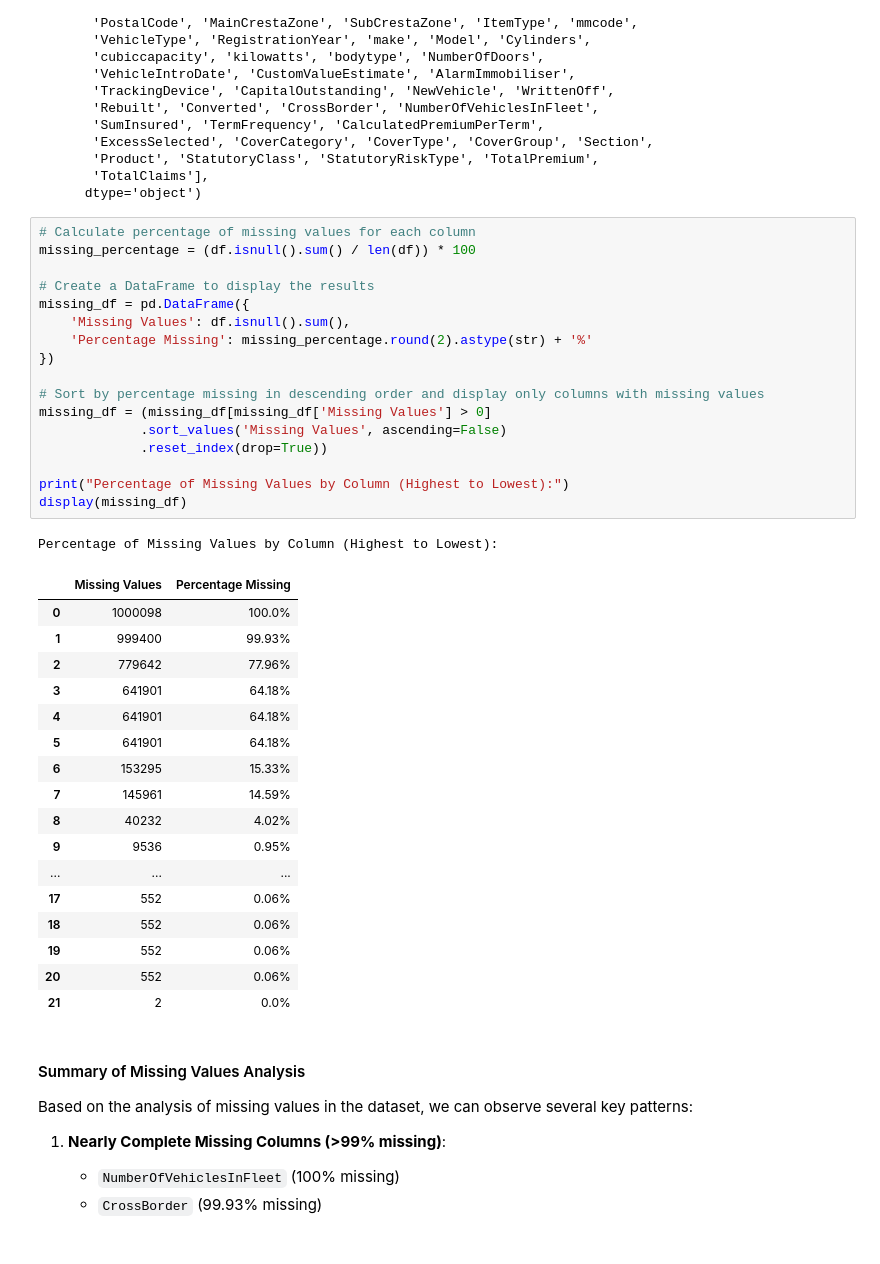
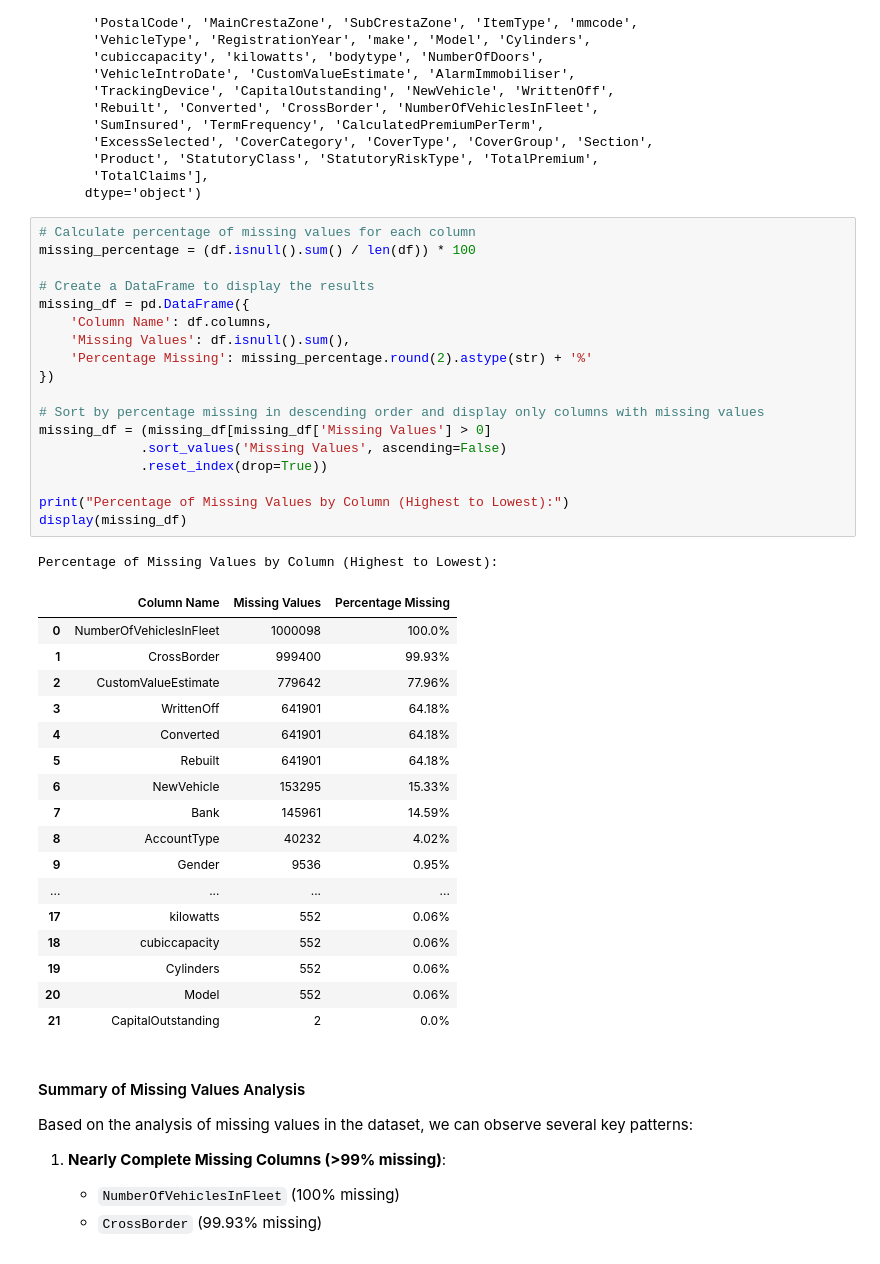
Before and after one commit to OliyadTeshome/SmartRisk-Insurance-Analytics, a Jupyter notebook: notebooks/1_eda_and_data_cleaning.ipynb, the cells around one changed output. Drawn from its saved outputs; the diff is of its cells as text.

```diff
--- a/notebooks/1_eda_and_data_cleaning.ipynb
+++ b/notebooks/1_eda_and_data_cleaning.ipynb
@@ -101,39 +183,40 @@ Column names: Index(['UnderwrittenCoverID', 'PolicyID', 'TransactionMonth',
 # %%
 # Calculate percentage of missing values for each column
 missing_percentage = (df.isnull().sum() / len(df)) * 100
 
 # Create a DataFrame to display the results
 missing_df = pd.DataFrame({
+    'Column Name': df.columns,
     'Missing Values': df.isnull().sum(),
     'Percentage Missing': missing_percentage.round(2).astype(str) + '%'
 })
 
 # Sort by percentage missing in descending order and display only columns with missing values
 missing_df = (missing_df[missing_df['Missing Values'] > 0]
              .sort_values('Missing Values', ascending=False)
              .reset_index(drop=True))
 
 print("Percentage of Missing Values by Column (Highest to Lowest):")
 display(missing_df)
 # %% [output]
 Percentage of Missing Values by Column (Highest to Lowest):
-|  | Missing Values | Percentage Missing |
-| 0 | 1000098 | 100.0% |
-| 1 | 999400 | 99.93% |
-| 2 | 779642 | 77.96% |
-| 3 | 641901 | 64.18% |
-| 4 | 641901 | 64.18% |
-| 5 | 641901 | 64.18% |
-| 6 | 153295 | 15.33% |
-| 7 | 145961 | 14.59% |
-| 8 | 40232 | 4.02% |
-| 9 | 9536 | 0.95% |
-| ... | ... | ... |
-| 17 | 552 | 0.06% |
-| 18 | 552 | 0.06% |
-| 19 | 552 | 0.06% |
-| 20 | 552 | 0.06% |
-| 21 | 2 | 0.0% |
+|  | Column Name | Missing Values | Percentage Missing |
+| 0 | NumberOfVehiclesInFleet | 1000098 | 100.0% |
+| 1 | CrossBorder | 999400 | 99.93% |
+| 2 | CustomValueEstimate | 779642 | 77.96% |
+| 3 | WrittenOff | 641901 | 64.18% |
+| 4 | Converted | 641901 | 64.18% |
+| 5 | Rebuilt | 641901 | 64.18% |
+| 6 | NewVehicle | 153295 | 15.33% |
+| 7 | Bank | 145961 | 14.59% |
+| 8 | AccountType | 40232 | 4.02% |
+| 9 | Gender | 9536 | 0.95% |
+| ... | ... | ... | ... |
+| 17 | kilowatts | 552 | 0.06% |
+| 18 | cubiccapacity | 552 | 0.06% |
+| 19 | Cylinders | 552 | 0.06% |
+| 20 | Model | 552 | 0.06% |
+| 21 | CapitalOutstanding | 2 | 0.0% |
 # %% [markdown]
 #### Summary of Missing Values Analysis
 
```
Also changed, not shown: parts of 53 cells of this notebook.
